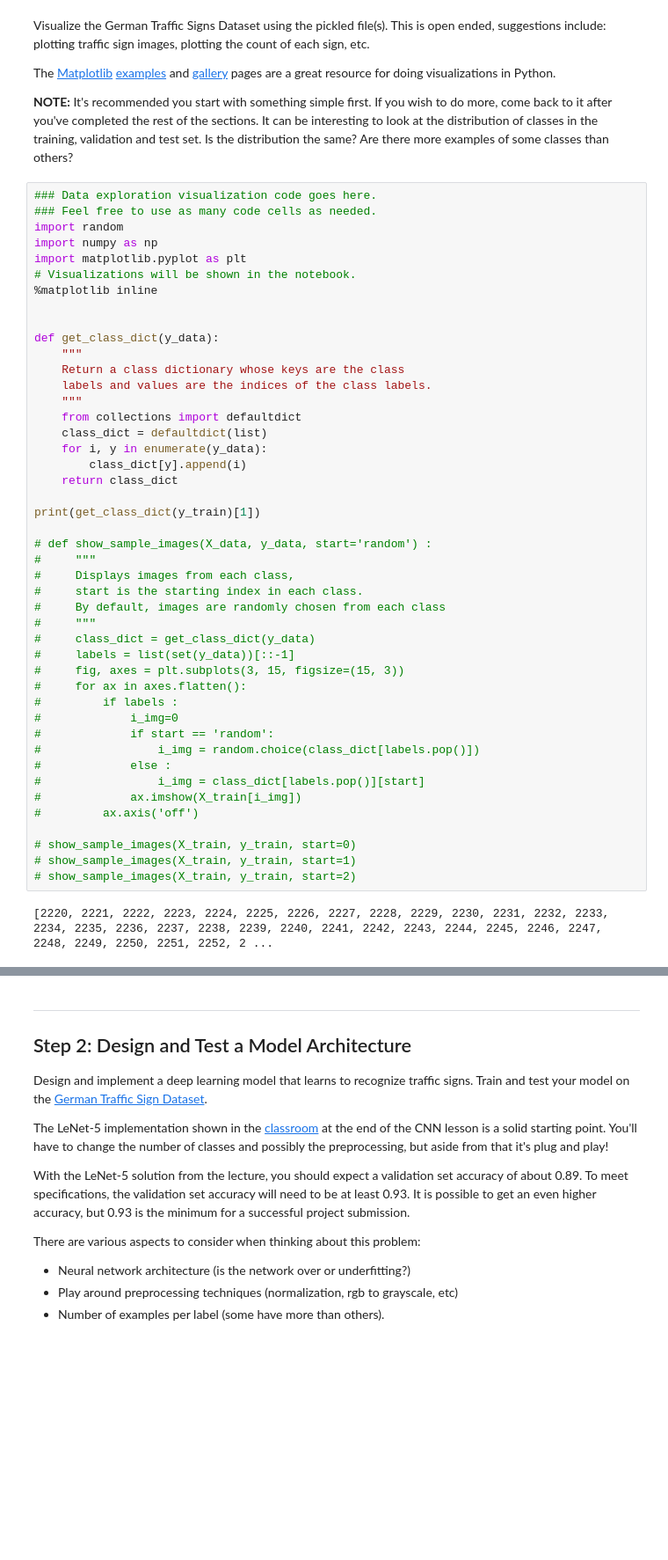
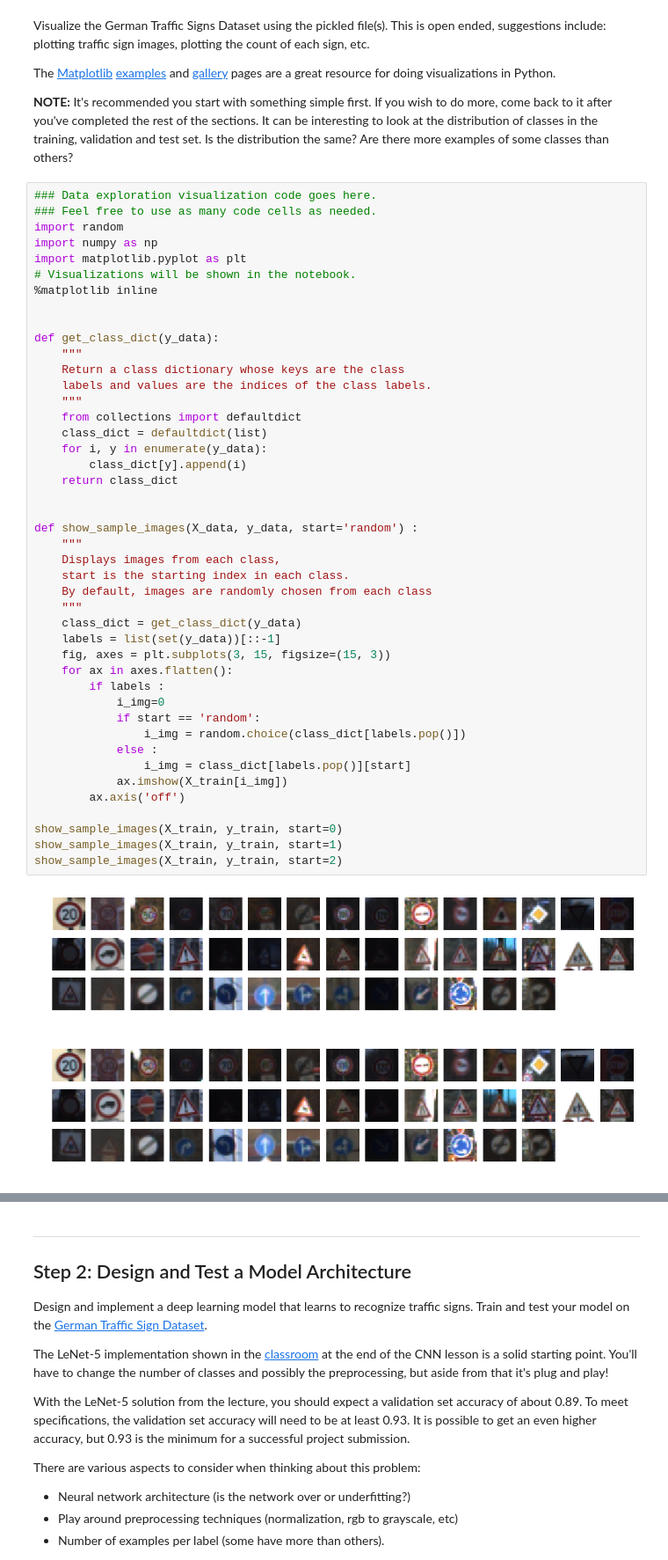
Before and after one commit to yummybian/CarND-Traffic-Sign-Classifier-Project, a Jupyter notebook: Traffic_Sign_Classifier.ipynb, the cells around one changed output, grey strips where cells are left out. Shown at 88% size. Cells and saved outputs as stored; diff of their text form; blank space fills up the shorter version.

```diff
--- a/Traffic_Sign_Classifier.ipynb
+++ b/Traffic_Sign_Classifier.ipynb
@@ -98,47 +100,47 @@ The [Matplotlib](http://matplotlib.org/) [examples](http://matplotlib.org/exampl
 # %%
 ### Data exploration visualization code goes here.
 ### Feel free to use as many code cells as needed.
 import random
 import numpy as np
 import matplotlib.pyplot as plt
 # Visualizations will be shown in the notebook.
 %matplotlib inline
 
 
 def get_class_dict(y_data):
     """
     Return a class dictionary whose keys are the class
     labels and values are the indices of the class labels.
     """
     from collections import defaultdict
     class_dict = defaultdict(list)
     for i, y in enumerate(y_data):
         class_dict[y].append(i)
     return class_dict
 
-print(get_class_dict(y_train)[1])
 
-# def show_sample_images(X_data, y_data, start='random') :
-#     """
-#     Displays images from each class,
-#     start is the starting index in each class.
-#     By default, images are randomly chosen from each class
-#     """
-#     class_dict = get_class_dict(y_data)
-#     labels = list(set(y_data))[::-1]
-#     fig, axes = plt.subplots(3, 15, figsize=(15, 3))
-#     for ax in axes.flatten():
-#         if labels :
-#             i_img=0
-#             if start == 'random':
-#                 i_img = random.choice(class_dict[labels.pop()])
-#             else :
-#                 i_img = class_dict[labels.pop()][start]
-#             ax.imshow(X_train[i_img])
-#         ax.axis('off')
+def show_sample_images(X_data, y_data, start='random') :
+    """
+    Displays images from each class,
+    start is the starting index in each class.
+    By default, images are randomly chosen from each class
+    """
+    class_dict = get_class_dict(y_data)
+    labels = list(set(y_data))[::-1]
+    fig, axes = plt.subplots(3, 15, figsize=(15, 3))
+    for ax in axes.flatten():
+        if labels :
+            i_img=0
+            if start == 'random':
+                i_img = random.choice(class_dict[labels.pop()])
+            else :
+                i_img = class_dict[labels.pop()][start]
+            ax.imshow(X_train[i_img])
+        ax.axis('off')
 
-# show_sample_images(X_train, y_train, start=0)
-# show_sample_images(X_train, y_train, start=1)
-# show_sample_images(X_train, y_train, start=2)
+show_sample_images(X_train, y_train, start=0)
+show_sample_images(X_train, y_train, start=1)
+show_sample_images(X_train, y_train, start=2)
 # %% [output]
-[2220, 2221, 2222, 2223, 2224, 2225, 2226, 2227, 2228, 2229, 2230, 2231, 2232, 2233, 2234, 2235, 2236, 2237, 2238, 2239, 2240, 2241, 2242, 2243, 2244, 2245, 2246, 2247, 2248, 2249, 2250, 2251, 2252, 2 ...
+[figure, added]
+[figure, added]
```
Also changed, not shown: parts of 5 cells of this notebook.
